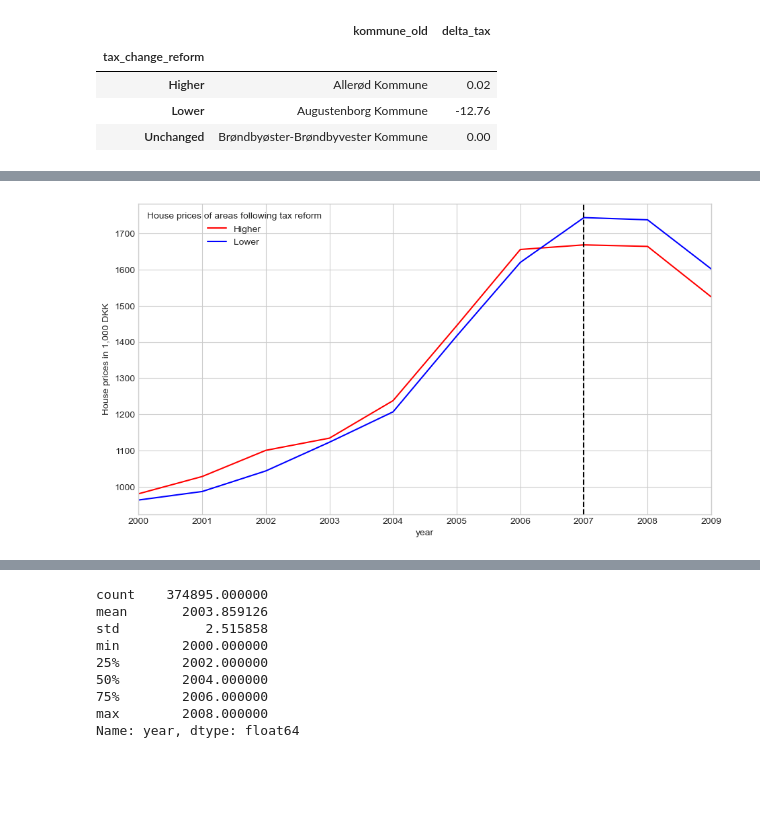
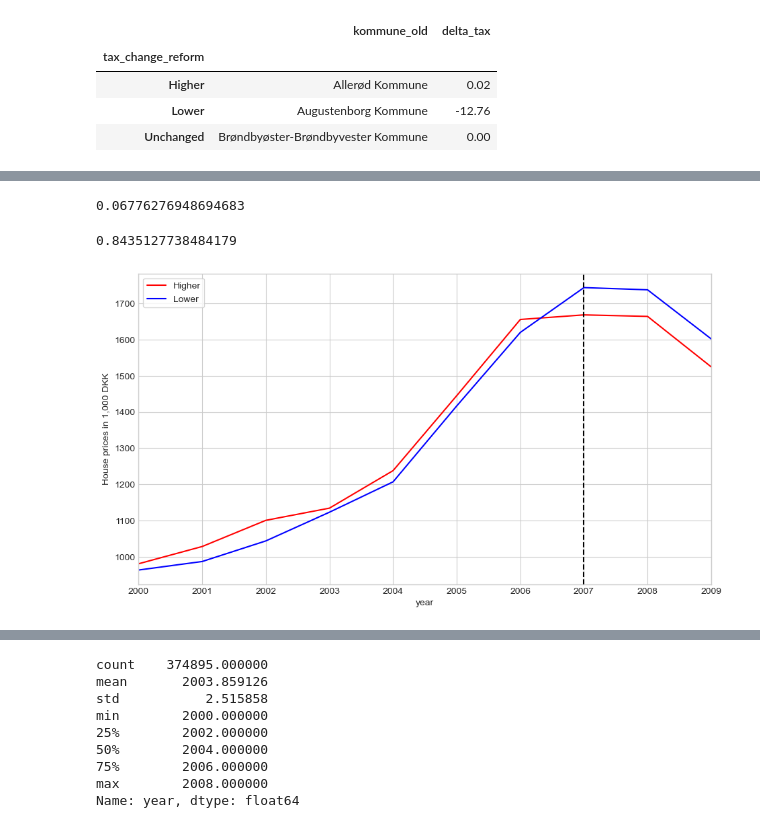
Before and after one commit to jorgenhost/No_taxation_without_capitalization, a Jupyter notebook: 5_main.ipynb, the cells around one changed output, grey strips where cells are left out. Saved outputs shown, nothing was run; the diff lists cells and outputs as text; code cells hidden in the pictures; blank space fills up the shorter version.

```diff
--- a/5_main.ipynb
+++ b/5_main.ipynb
@@ -378,18 +387,26 @@ df_merged_index.groupby('tax_change_reform')[['kommune_old', 'delta_tax']].min()
+# %%
+df_merged_index[df_merged_index['year']>=2007]['delta_tax_eff'].mean()
+# %% [output]
+0.06776276948694683
+# %%
+df_merged_index[df_merged_index['year']>=2007]['delta_tax_eff'].std()
+# %% [output]
+0.8435127738484179
 # %%
 df_merged_index=df_merged_index[df_merged_index['tax_change_reform']!="Unchanged"]
 # %%
 temp_agg=df_merged_index.groupby(['year', 'tax_change_reform']).mean()
 temp_agg_high_low = temp_agg.unstack()
 plot=temp_agg_high_low['price_1000'][['Higher', 'Lower']].plot(color=['r', 'b'])
 plot.axvline(x=2007,color='k', linestyle='--')
 plot.set_xlim(2000, 2009)
-plot.legend(title='House prices of areas following tax reform')
+plot.legend(frameon=True)
 plot.set_xticks(np.arange(df_merged_index['year'].min(), df_merged_index['year'].max(), 1))
 plt.ylabel('House prices in 1,000 DKK')
 
 plt.savefig('figs/fig_house_price_trends.pdf', bbox_inches='tight')
 # %% [output]
-[figure, old version]
+[figure, new version]
 # %%
 df_merged_index=df_merged_index[df_merged_index['year']<=2008]
 df_merged_index = df_merged_index.reset_index(drop=True)
```
Also changed, not shown: parts of 20 cells of this notebook, 11 other files.
